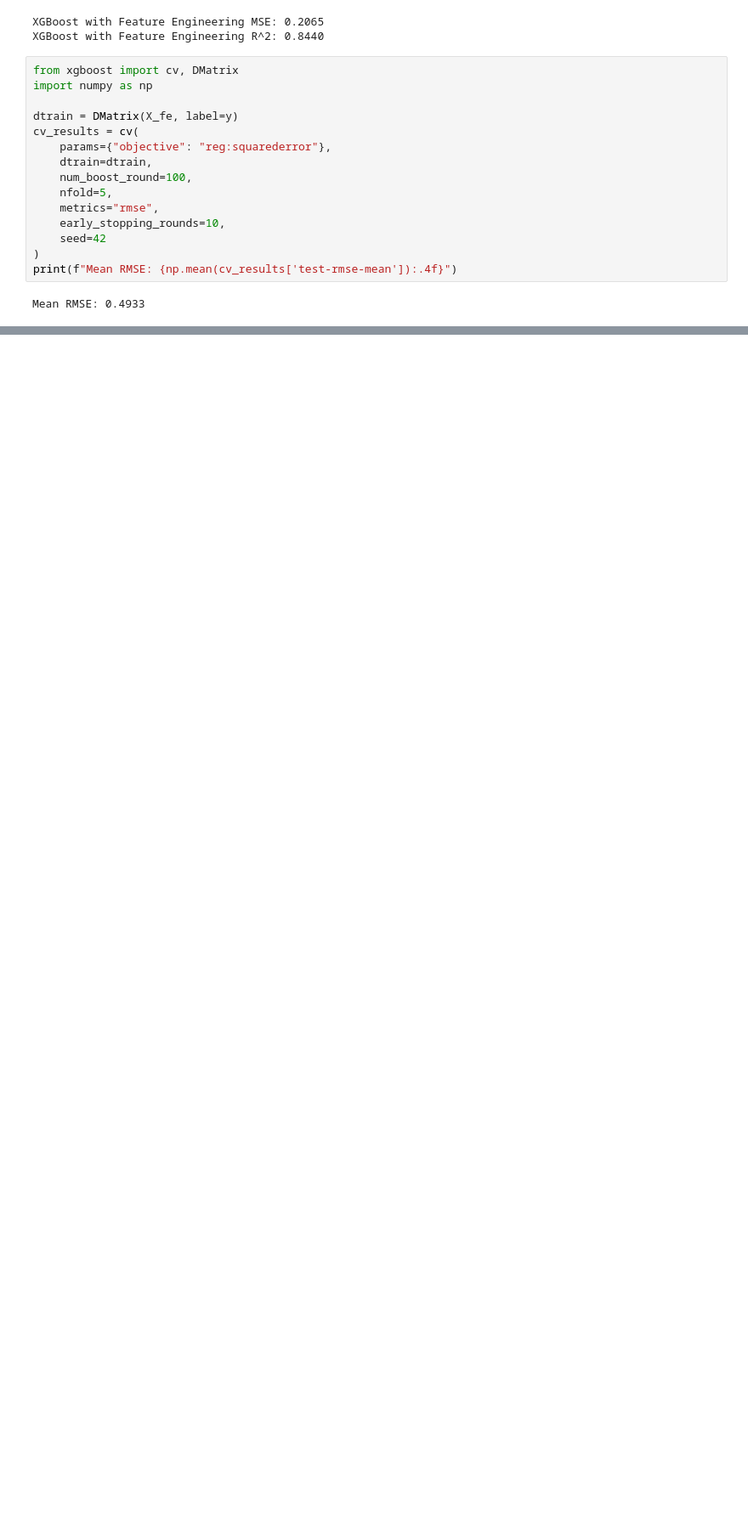
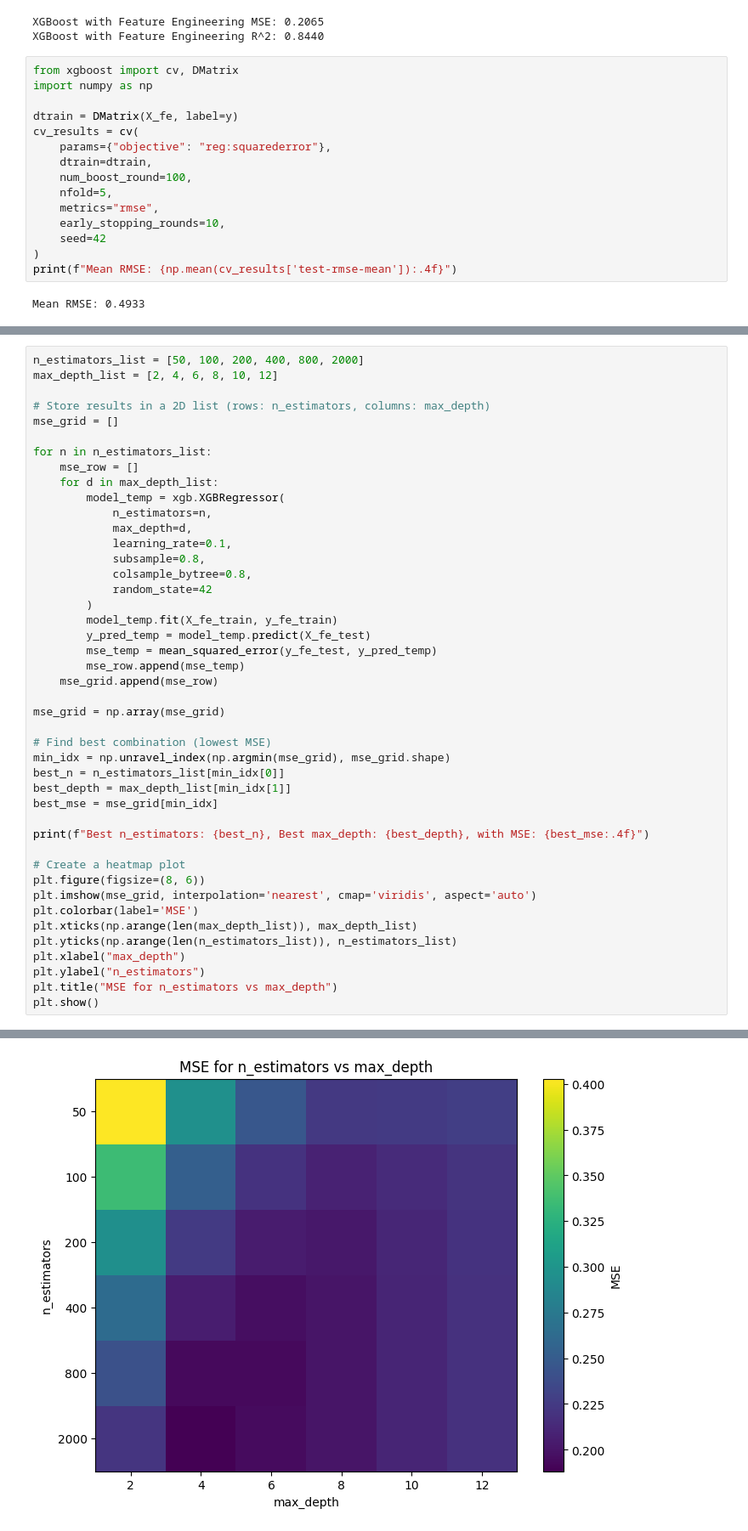
Before and after one commit to shlinkLFO/PCA_Elastic_SVR--DEMOLearn, a Jupyter notebook: calihousing2.ipynb, the cells around one changed output, grey strips where cells are left out. Shown at 85% size. Drawn from its saved outputs; the diff is of its cells as text; blank space fills up the shorter version.

```diff
--- a/calihousing2.ipynb
+++ b/calihousing2.ipynb
@@ -237,0 +278,45 @@ plt.show()
+# %%
+n_estimators_list = [50, 100, 200, 400, 800, 2000]
+max_depth_list = [2, 4, 6, 8, 10, 12]
+
+# Store results in a 2D list (rows: n_estimators, columns: max_depth)
+mse_grid = []
+
+for n in n_estimators_list:
+    mse_row = []
+    for d in max_depth_list:
+        model_temp = xgb.XGBRegressor(
+            n_estimators=n,
+            max_depth=d,
+            learning_rate=0.1,
+            subsample=0.8,
+            colsample_bytree=0.8,
+            random_state=42
+        )
+        model_temp.fit(X_fe_train, y_fe_train)
+        y_pred_temp = model_temp.predict(X_fe_test)
+        mse_temp = mean_squared_error(y_fe_test, y_pred_temp)
+        mse_row.append(mse_temp)
+    mse_grid.append(mse_row)
+
+mse_grid = np.array(mse_grid)
+
+# Find best combination (lowest MSE)
+min_idx = np.unravel_index(np.argmin(mse_grid), mse_grid.shape)
+best_n = n_estimators_list[min_idx[0]]
+best_depth = max_depth_list[min_idx[1]]
+best_mse = mse_grid[min_idx]
+
+print(f"Best n_estimators: {best_n}, Best max_depth: {best_depth}, with MSE: {best_mse:.4f}")
+
+# Create a heatmap plot
+plt.figure(figsize=(8, 6))
+plt.imshow(mse_grid, interpolation='nearest', cmap='viridis', aspect='auto')
+plt.colorbar(label='MSE')
+plt.xticks(np.arange(len(max_depth_list)), max_depth_list)
+plt.yticks(np.arange(len(n_estimators_list)), n_estimators_list)
+plt.xlabel("max_depth")
+plt.ylabel("n_estimators")
+plt.title("MSE for n_estimators vs max_depth")
+plt.show()
+# %% [output]
@@ -237,0 +324 @@ plt.show()
+[figure, added]
```
Also changed, not shown: parts of 6 cells of this notebook.
